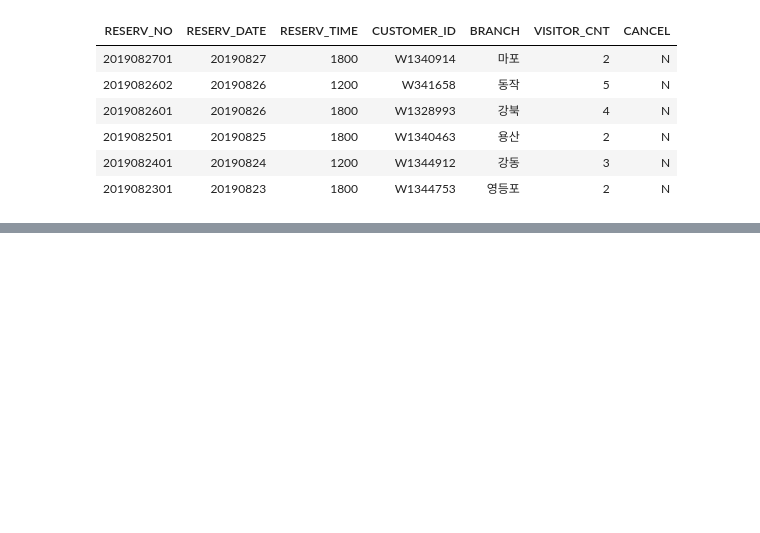
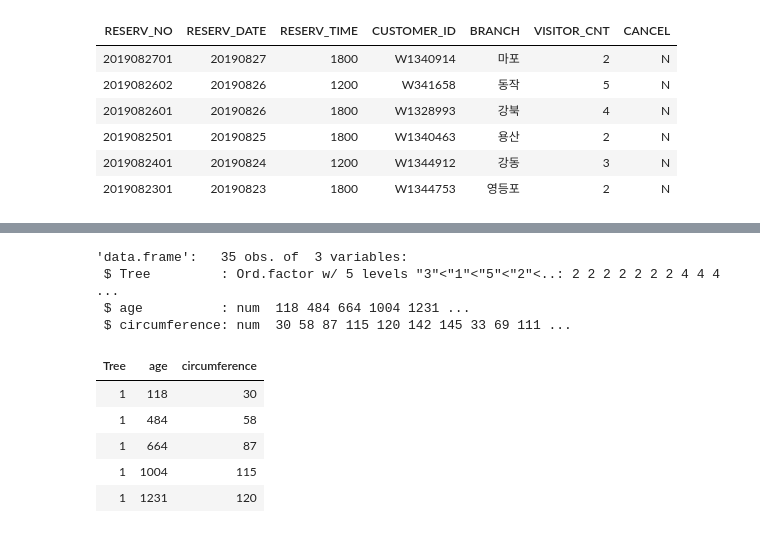
Before and after one commit to castleroad95/2021_data_analysis_class, a Jupyter notebook: R/rclass2.ipynb, the cells around one changed output, grey strips where cells are left out. Drawn from its saved outputs; the diff is of its cells as text; code cells hidden in the pictures; blank space fills up the shorter version.

```diff
--- a/R/rclass2.ipynb
+++ b/R/rclass2.ipynb
@@ -258,0 +304,17 @@ head(x)
+# %%
+# 각 feature의 값 및 구조 대략 확인
+str(y)
+# %% [output]
+'data.frame':   35 obs. of  3 variables:
+ $ Tree         : Ord.factor w/ 5 levels "3"<"1"<"5"<"2"<..: 2 2 2 2 2 2 2 4 4 4 ...
+ $ age          : num  118 484 664 1004 1231 ...
+ $ circumference: num  30 58 87 115 120 142 145 33 69 111 ...
+# %%
+head(y,5)
+# %% [output]
+| Tree | age | circumference |
+| 1 | 118 | 30 |
+| 1 | 484 | 58 |
+| 1 | 664 | 87 |
+| 1 | 1004 | 115 |
+| 1 | 1231 | 120 |
```
Also changed, not shown: parts of 13 cells of this notebook.
